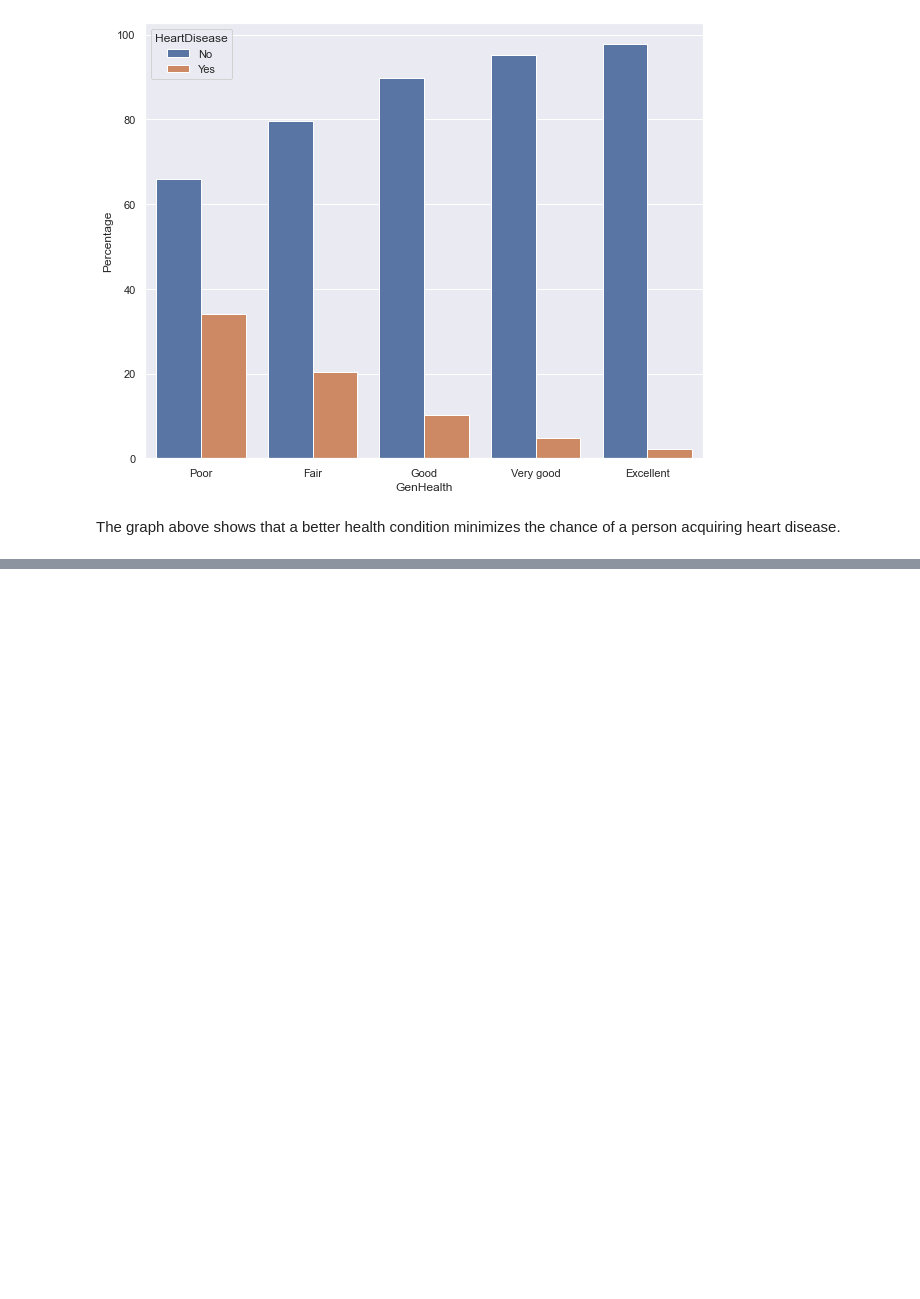
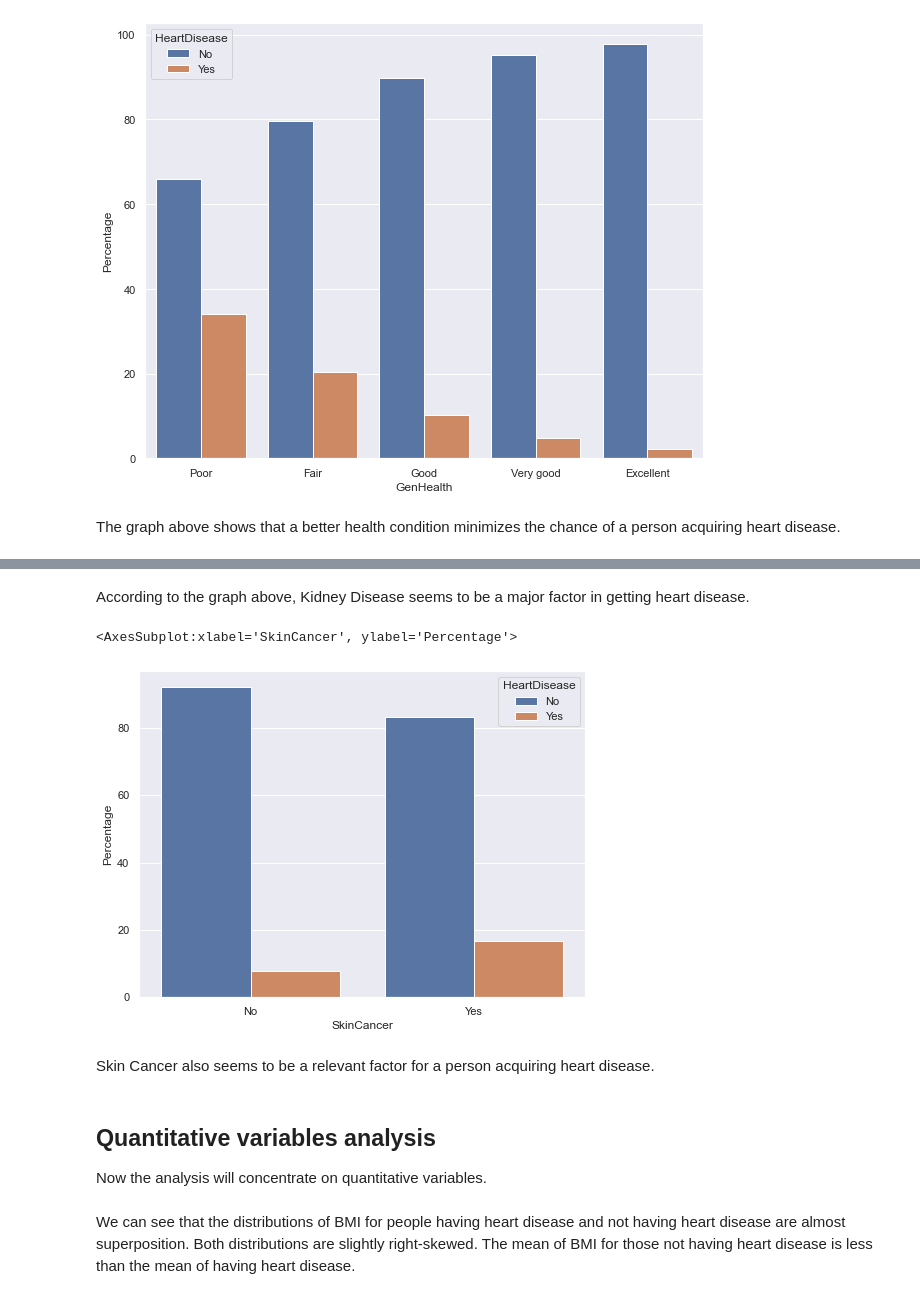
Before and after one commit to YulinLi98/INDE_577_Repo, a Jupyter notebook: Exploratory Data Analysis.ipynb, the cells around one changed output, grey strips where cells are left out. Drawn from its saved outputs; the diff is of its cells as text; code cells hidden in the pictures; blank space fills up the shorter version.

```diff
--- a/Exploratory Data Analysis.ipynb
+++ b/Exploratory Data Analysis.ipynb
@@ -198,0 +203,16 @@ The graph above shows that a better health condition minimizes the chance of a p
+# %% [markdown]
+According to the graph above, Kidney Disease seems to be a major factor in getting heart disease.
+# %%
+#SkinCancer
+df_perc = df.groupby('SkinCancer')['HeartDisease'].value_counts(normalize=True).rename('Percentage').mul(100).reset_index().sort_values('SkinCancer')
+
+plt.subplots(figsize=(8,6))
+sns.barplot(x='SkinCancer', y='Percentage', hue='HeartDisease', data=df_perc)
+# %% [output]
+<AxesSubplot:xlabel='SkinCancer', ylabel='Percentage'>
+[figure, added]
+# %% [markdown]
+Skin Cancer also seems to be a relevant factor for a person acquiring heart disease.
+# %% [markdown]
+## Quantitative variables analysis
+Now the analysis will concentrate on quantitative variables.
@@ -198,0 +230,2 @@ The graph above shows that a better health condition minimizes the chance of a p
+# %% [markdown]
+We can see that the distributions of BMI for people having heart disease and not having heart disease are almost superposition. Both distributions are slightly right-skewed. The mean of BMI for those not having heart disease is less than the mean of having heart disease.
```
Also changed, not shown: parts of 7 cells of this notebook.
